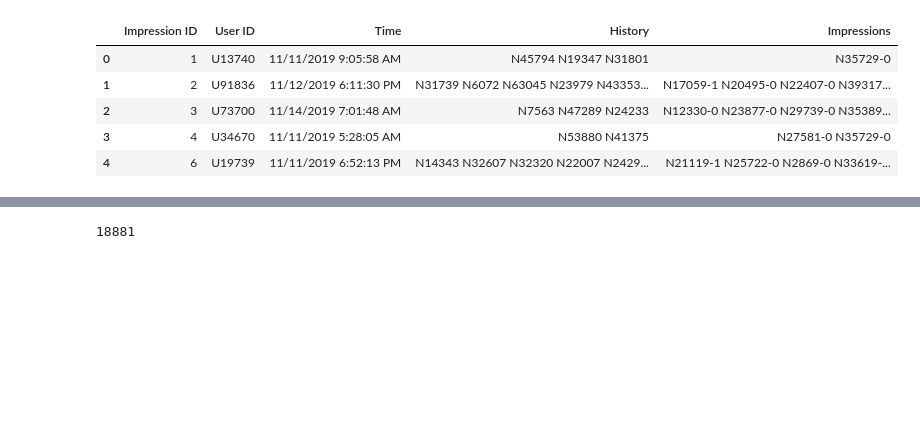
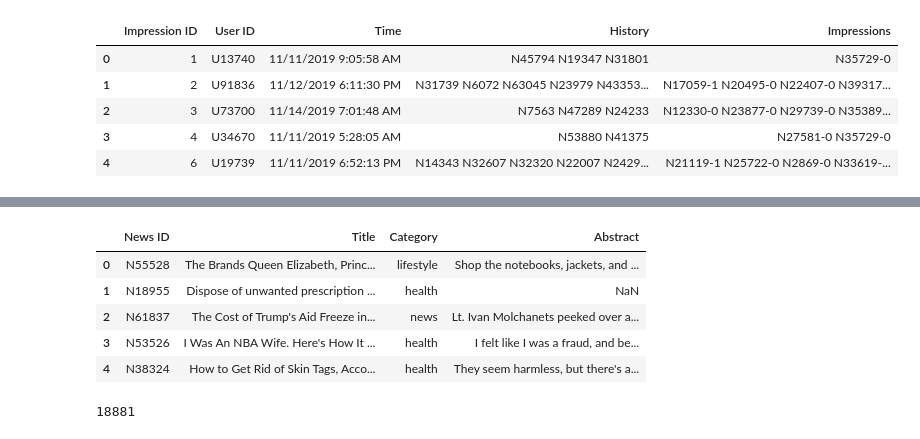
Before and after one commit to MrRobot2211/miner, a Jupyter notebook: helper.ipynb, the cells around one changed output, grey strips where cells are left out. Saved outputs shown, nothing was run; the diff lists cells and outputs as text; code cells hidden in the pictures; blank space fills up the shorter version.

```diff
--- a/helper.ipynb
+++ b/helper.ipynb
@@ -68,0 +96,9 @@ with open("data/category2id.json", "w") as outfile:
+# %%
+news[news_cols].head()
+# %% [output]
+|  | News ID | Title | Category | Abstract |
+| 0 | N55528 | The Brands Queen Elizabeth, Princ... | lifestyle | Shop the notebooks, jackets, and ... |
+| 1 | N18955 | Dispose of unwanted prescription ... | health | NaN |
+| 2 | N61837 | The Cost of Trump's Aid Freeze in... | news | Lt. Ivan Molchanets peeked over a... |
+| 3 | N53526 | I Was An NBA Wife. Here's How It ... | health | I felt like I was a fraud, and be... |
+| 4 | N38324 | How to Get Rid of Skin Tags, Acco... | health | They seem harmless, but there's a... |
```
Also changed, not shown: parts of 38 cells of this notebook, 17 other files.
